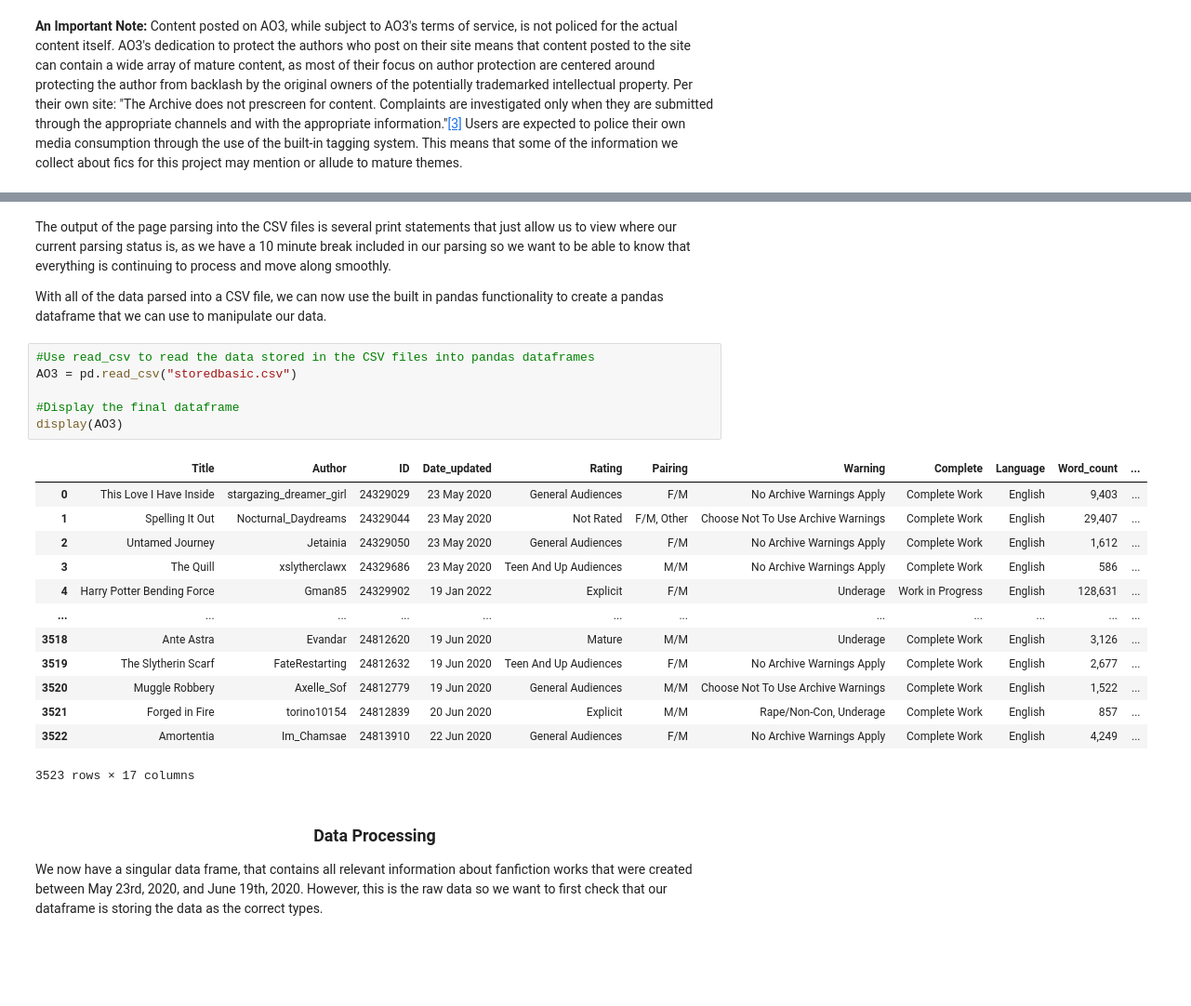
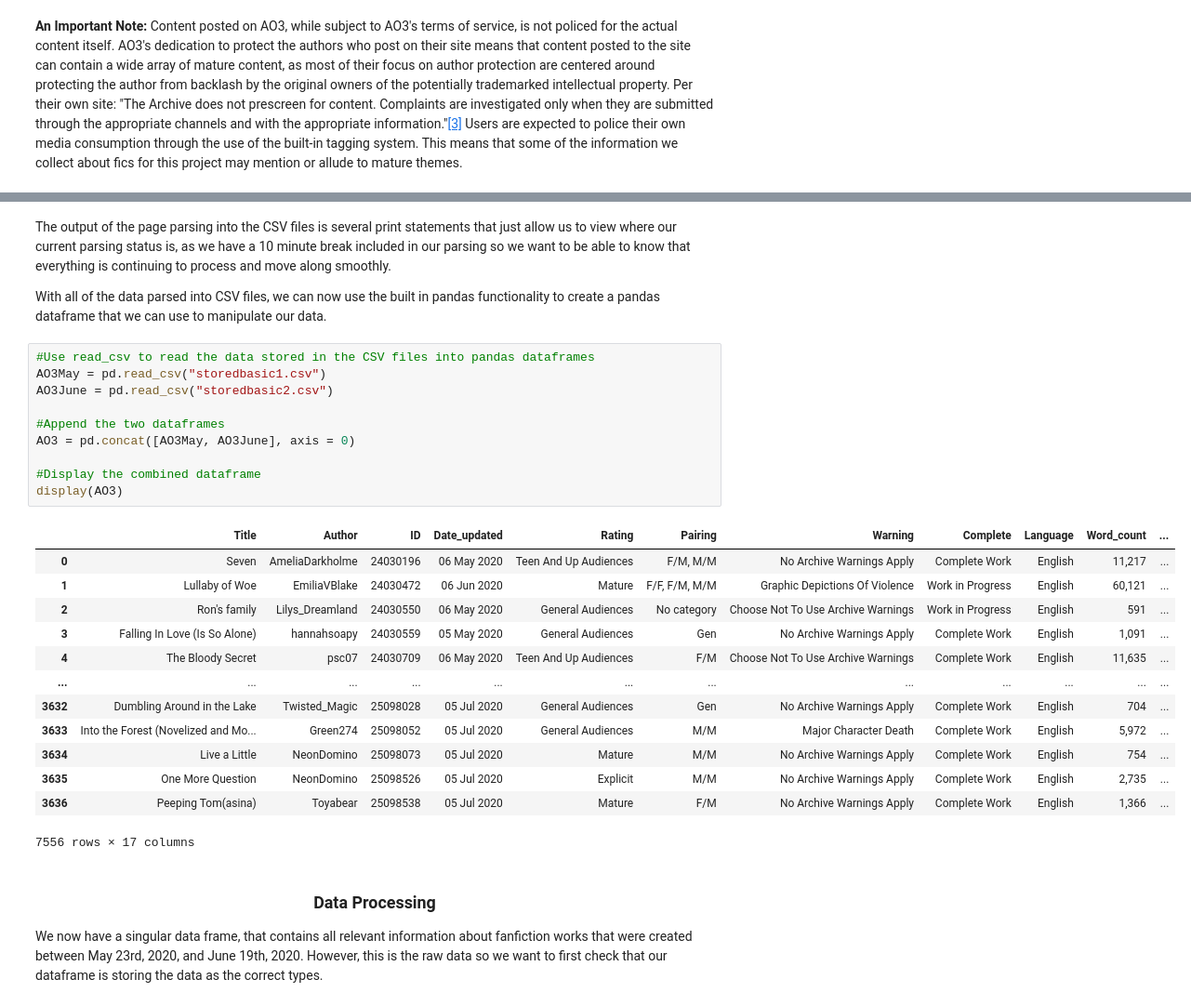
Before and after one commit to k-mcmaster/k-mcmaster.github.io, a Jupyter notebook: Final-Tutorial.ipynb, the cells around one changed output, grey strips where cells are left out. Shown at 93% size. Drawn from its saved outputs; the diff is of its cells as text; blank space fills up the shorter version.

```diff
--- a/Final-Tutorial.ipynb
+++ b/Final-Tutorial.ipynb
@@ -175,27 +219,31 @@ Parsing has finished, the remainder of basic data has been consumed
 # %% [markdown]
 The output of the page parsing into the CSV files is several print statements that just allow us to view where our current parsing status is, as we have a 10 minute break included in our parsing so we want to be able to know that everything is continuing to process and move along smoothly.
 
-With all of the data parsed into a CSV file, we can now use the built in pandas functionality to create a pandas dataframe that we can use to manipulate our data.
+With all of the data parsed into CSV files, we can now use the built in pandas functionality to create a pandas dataframe that we can use to manipulate our data.
 # %%
 #Use read_csv to read the data stored in the CSV files into pandas dataframes
-AO3 = pd.read_csv("storedbasic.csv")
+AO3May = pd.read_csv("storedbasic1.csv")
+AO3June = pd.read_csv("storedbasic2.csv")
 
-#Display the final dataframe
+#Append the two dataframes
+AO3 = pd.concat([AO3May, AO3June], axis = 0)
+
+#Display the combined dataframe
 display(AO3)
 # %% [output]
 |  | Title | Author | ID | Date_updated | Rating | Pairing | Warning | Complete | Language | Word_count | ... |
-| 0 | This Love I Have Inside | stargazing_dreamer_girl | 24329029 | 23 May 2020 | General Audiences | F/M | No Archive Warnings Apply | Complete Work | English | 9,403 | ... |
-| 1 | Spelling It Out | Nocturnal_Daydreams | 24329044 | 23 May 2020 | Not Rated | F/M, Other | Choose Not To Use Archive Warnings | Complete Work | English | 29,407 | ... |
-| 2 | Untamed Journey | Jetainia | 24329050 | 23 May 2020 | General Audiences | F/M | No Archive Warnings Apply | Complete Work | English | 1,612 | ... |
-| 3 | The Quill | xslytherclawx | 24329686 | 23 May 2020 | Teen And Up Audiences | M/M | No Archive Warnings Apply | Complete Work | English | 586 | ... |
-| 4 | Harry Potter Bending Force | Gman85 | 24329902 | 19 Jan 2022 | Explicit | F/M | Underage | Work in Progress | English | 128,631 | ... |
+| 0 | Seven | AmeliaDarkholme | 24030196 | 06 May 2020 | Teen And Up Audiences | F/M, M/M | No Archive Warnings Apply | Complete Work | English | 11,217 | ... |
+| 1 | Lullaby of Woe | EmiliaVBlake | 24030472 | 06 Jun 2020 | Mature | F/F, F/M, M/M | Graphic Depictions Of Violence | Work in Progress | English | 60,121 | ... |
+| 2 | Ron's family | Lilys_Dreamland | 24030550 | 06 May 2020 | General Audiences | No category | Choose Not To Use Archive Warnings | Work in Progress | English | 591 | ... |
+| 3 | Falling In Love (Is So Alone) | hannahsoapy | 24030559 | 05 May 2020 | General Audiences | Gen | No Archive Warnings Apply | Complete Work | English | 1,091 | ... |
+| 4 | The Bloody Secret | psc07 | 24030709 | 06 May 2020 | Teen And Up Audiences | F/M | Choose Not To Use Archive Warnings | Complete Work | English | 11,635 | ... |
 | ... | ... | ... | ... | ... | ... | ... | ... | ... | ... | ... | ... |
-| 3518 | Ante Astra | Evandar | 24812620 | 19 Jun 2020 | Mature | M/M | Underage | Complete Work | English | 3,126 | ... |
-| 3519 | The Slytherin Scarf | FateRestarting | 24812632 | 19 Jun 2020 | Teen And Up Audiences | F/M | No Archive Warnings Apply | Complete Work | English | 2,677 | ... |
-| 3520 | Muggle Robbery | Axelle_Sof | 24812779 | 19 Jun 2020 | General Audiences | M/M | Choose Not To Use Archive Warnings | Complete Work | English | 1,522 | ... |
-| 3521 | Forged in Fire | torino10154 | 24812839 | 20 Jun 2020 | Explicit | M/M | Rape/Non-Con, Underage | Complete Work | English | 857 | ... |
-| 3522 | Amortentia | Im_Chamsae | 24813910 | 22 Jun 2020 | General Audiences | F/M | No Archive Warnings Apply | Complete Work | English | 4,249 | ... |
+| 3632 | Dumbling Around in the Lake | Twisted_Magic | 25098028 | 05 Jul 2020 | General Audiences | Gen | No Archive Warnings Apply | Complete Work | English | 704 | ... |
+| 3633 | Into the Forest (Novelized and Mo... | Green274 | 25098052 | 05 Jul 2020 | General Audiences | M/M | Major Character Death | Complete Work | English | 5,972 | ... |
+| 3634 | Live a Little | NeonDomino | 25098073 | 05 Jul 2020 | Mature | M/M | No Archive Warnings Apply | Complete Work | English | 754 | ... |
+| 3635 | One More Question | NeonDomino | 25098526 | 05 Jul 2020 | Explicit | M/M | No Archive Warnings Apply | Complete Work | English | 2,735 | ... |
+| 3636 | Peeping Tom(asina) | Toyabear | 25098538 | 05 Jul 2020 | Mature | F/M | No Archive Warnings Apply | Complete Work | English | 1,366 | ... |
-3523 rows × 17 columns
+7556 rows × 17 columns
 # %% [markdown]
 ### <center>Data Processing</center>
 
```
Also changed, not shown: parts of 24 cells of this notebook, 6 other files.
